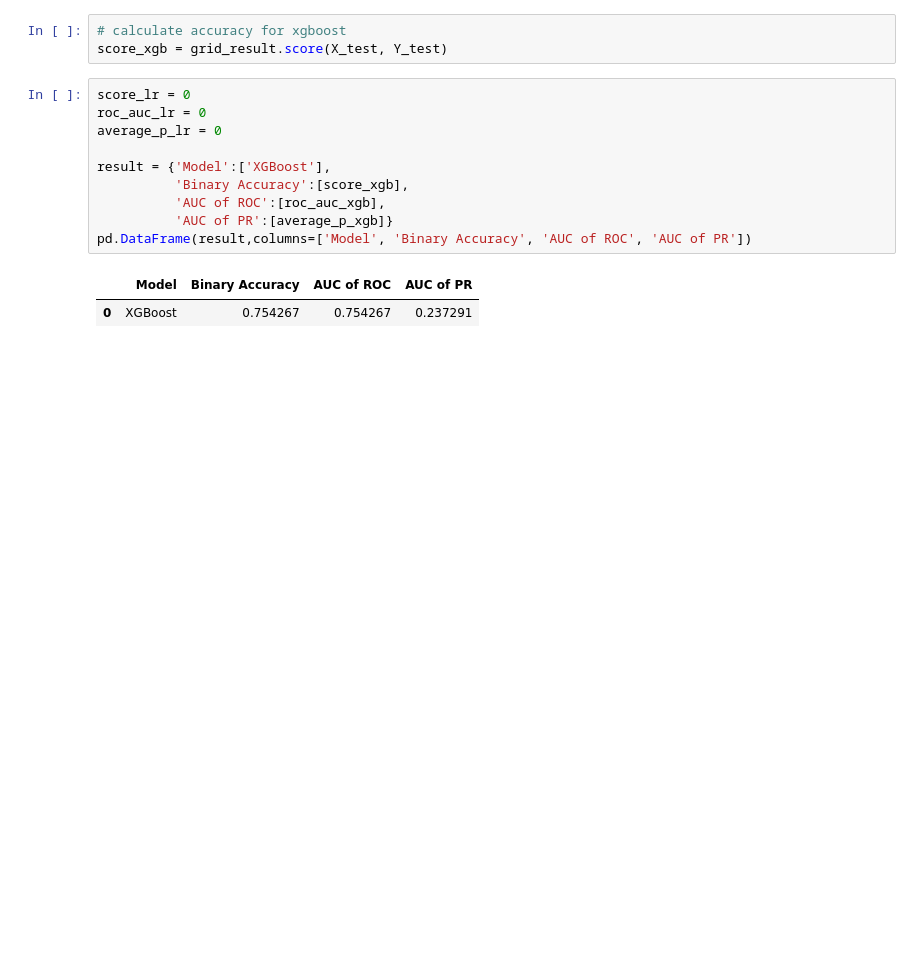
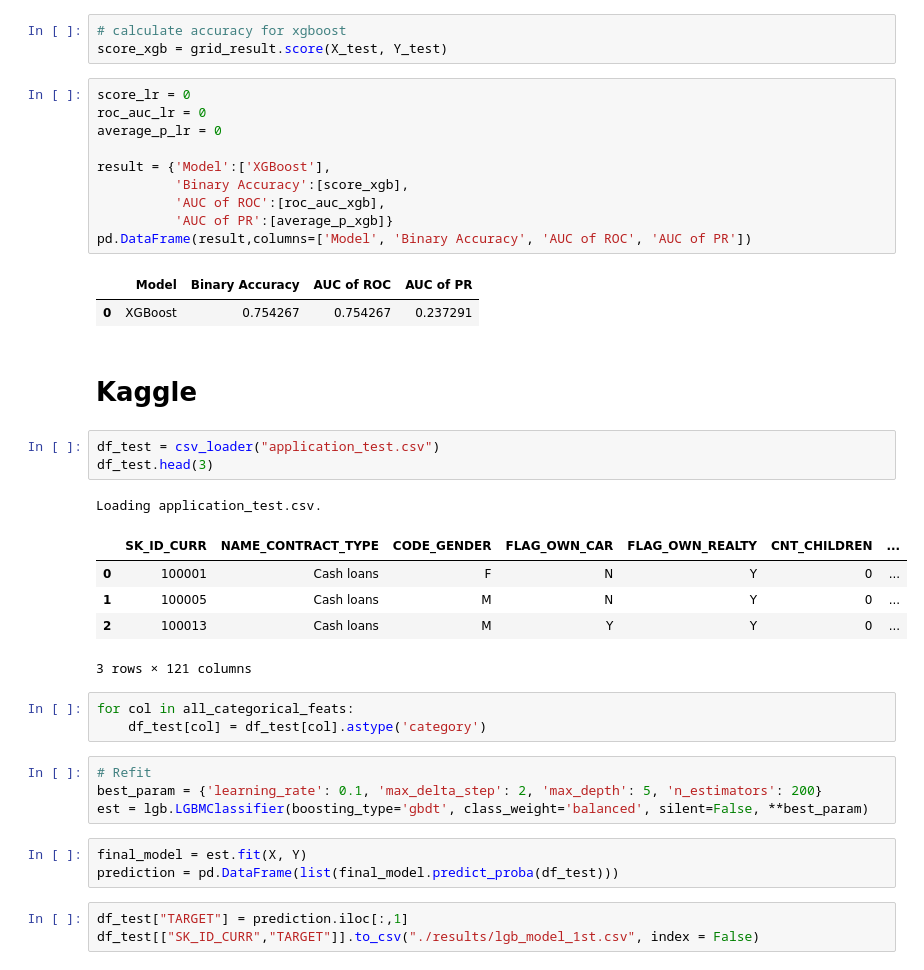
Before and after one commit to whigy/Kaggle_HomeCredit, a Jupyter notebook: LightGBM_Model.ipynb, the cells around one changed output. Drawn from its saved outputs; the diff is of its cells as text; blank space fills up the shorter version.

Commit message:
Added Kaggle submission

```diff
--- a/LightGBM_Model.ipynb
+++ b/LightGBM_Model.ipynb
@@ -324,3 +324,28 @@ pd.DataFrame(result,columns=['Model', 'Binary Accuracy', 'AUC of ROC', 'AUC of P
 # %% [output]
 |  | Model | Binary Accuracy | AUC of ROC | AUC of PR |
 | 0 | XGBoost | 0.754267 | 0.754267 | 0.237291 |
+# %% [markdown]
+# Kaggle
+# %%
+df_test = csv_loader("application_test.csv")
+df_test.head(3)
+# %% [output]
+Loading application_test.csv.
+|  | SK_ID_CURR | NAME_CONTRACT_TYPE | CODE_GENDER | FLAG_OWN_CAR | FLAG_OWN_REALTY | CNT_CHILDREN | ... |
+| 0 | 100001 | Cash loans | F | N | Y | 0 | ... |
+| 1 | 100005 | Cash loans | M | N | Y | 0 | ... |
+| 2 | 100013 | Cash loans | M | Y | Y | 0 | ... |
+3 rows × 121 columns
+# %%
+for col in all_categorical_feats:
+    df_test[col] = df_test[col].astype('category')
+# %%
+# Refit
+best_param = {'learning_rate': 0.1, 'max_delta_step': 2, 'max_depth': 5, 'n_estimators': 200}
+est = lgb.LGBMClassifier(boosting_type='gbdt', class_weight='balanced', silent=False, **best_param)
+# %%
+final_model = est.fit(X, Y)
+prediction = pd.DataFrame(list(final_model.predict_proba(df_test)))
+# %%
+df_test["TARGET"] = prediction.iloc[:,1]
+df_test[["SK_ID_CURR","TARGET"]].to_csv("./results/lgb_model_1st.csv", index = False)
```
